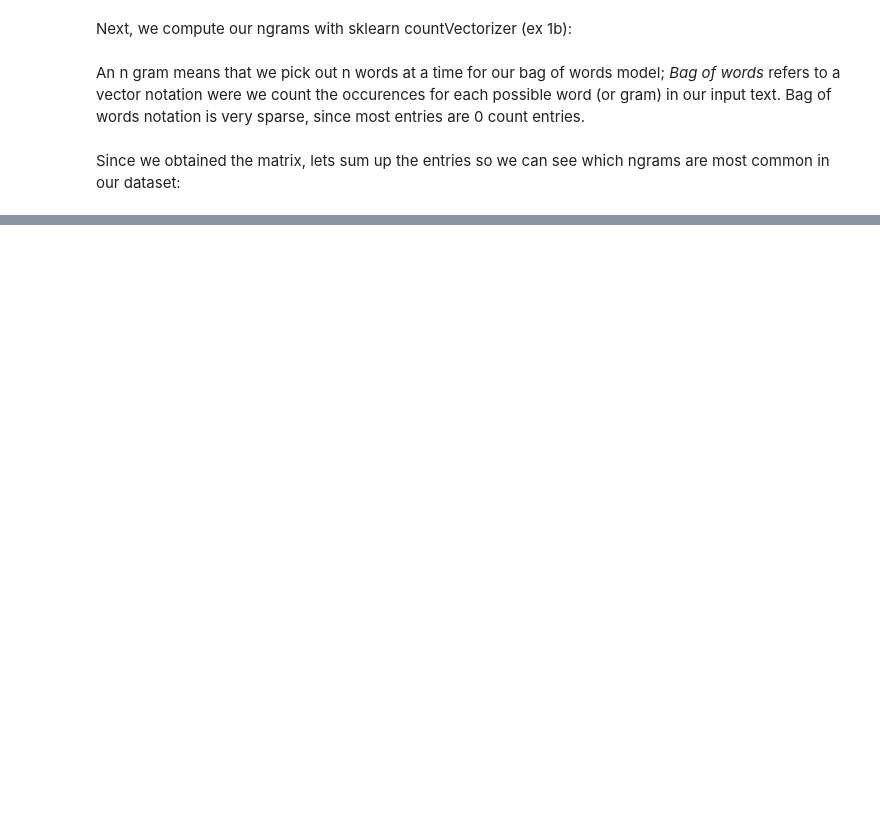
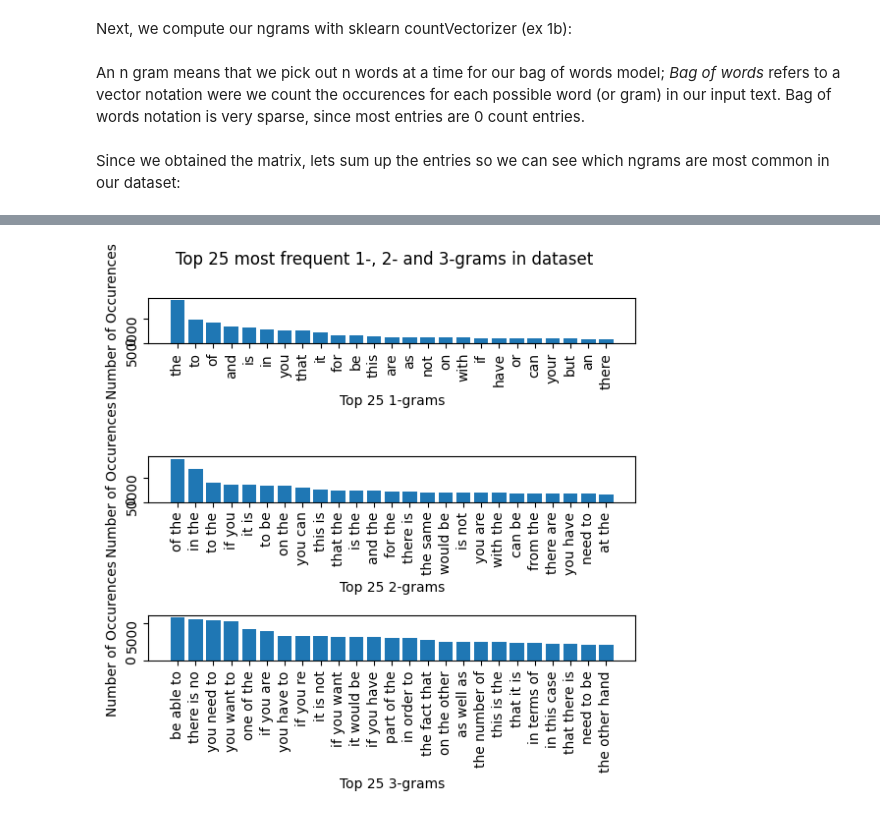
Before and after one commit to Falk358/data_science, a Jupyter notebook: sheet05/dea05_exercise1.ipynb, the cells around one changed output, grey strips where cells are left out. Drawn from its saved outputs; the diff is of its cells as text; code cells hidden in the pictures; blank space fills up the shorter version.

```diff
--- a/sheet05/dea05_exercise1.ipynb
+++ b/sheet05/dea05_exercise1.ipynb
@@ -50,9 +45,16 @@ mat = vec.fit_transform(raw_df["problem_txt"])
+# %%
+vect2 = fe.text.CountVectorizer(ngram_range=(2,2))
+mat2 = vect2.fit_transform(raw_df["problem_txt"])
+# %%
+vect3 = fe.text.CountVectorizer(ngram_range=(3,3))
+mat3 = vect3.fit_transform(raw_df["problem_txt"])
 # %% [markdown]
 An n gram means that we pick out n words at a time for our bag of words model; *Bag of words* refers to a vector notation were we count the occurences for each  possible word (or gram) in our input text. Bag of words notation is very sparse, since most entries are 0 count entries.
 # %% [markdown]
 Since we obtained the matrix, lets sum up the entries so we can see which ngrams are most common in our dataset:
 # %%
-summed_grams = mat.sum(axis=0)
-words_freq = [(word, summed_grams[0,i]) for word, i in vec.vocabulary_.items()] # get an indexed list where each ngram is key and count of that ngram is val
-words_freq = sorted(words_freq, key= lambda x: x[1], reverse=True)
-print(words_freq[:25])
+def get_ngram_freq_ranking(mat,vec,ranking=25):
+    summed_grams = mat.sum(axis=0)
+    words_freq = [(word, summed_grams[0,i]) for word, i in vec.vocabulary_.items()] # get an indexed list where each ngram is key and count of that ngram is val
+    words_freq = sorted(words_freq, key= lambda x: x[1], reverse=True)
+    return dict(words_freq[:ranking])
@@ -60,0 +63,5 @@ print(words_freq[:25])
+# %%
+ranking1 = get_ngram_freq_ranking(mat1, vect1)
+ranking2 = get_ngram_freq_ranking(mat2, vect2)
+ranking3 = get_ngram_freq_ranking(mat3, vect3)
+ranking1
@@ -60,0 +86,31 @@ print(words_freq[:25])
+# %%
+def show_1_2_3_gram_plots(ranking1,ranking2,ranking3, title = "Top 25 most frequent 1-, 2- and 3-grams in dataset"):
+    fig, axs = plt.subplots(3)
+    fig.suptitle(title)
+    fig.subplots_adjust(hspace=2.5)
+
+    axs[0].set_xlabel("Top 25 1-grams")
+    axs[0].set_ylabel("Number of Occurences")
+    axs[1].set_xlabel("Top 25 2-grams")
+    axs[1].set_ylabel("Number of Occurences")
+    axs[2].set_xlabel("Top 25 3-grams")
+    axs[2].set_ylabel("Number of Occurences")
+
+
+    axs[0].bar(x=range(len(ranking1)), height=list(ranking1.values()))
+    axs[0].set_xticks(range(len(ranking1)), list(ranking1.keys()))
+    axs[0].tick_params(labelrotation=90)
+
+    axs[1].bar(x=range(len(ranking2)), height=list(ranking2.values()))
+    axs[1].set_xticks(range(len(ranking2)), list(ranking2.keys()))
+    axs[1].tick_params(labelrotation=90)
+
+    axs[2].bar(x=range(len(ranking3)), height=list(ranking3.values()))
+    axs[2].set_xticks(range(len(ranking3)), list(ranking3.keys()))
+    axs[2].tick_params(labelrotation=90)
+
+    plt.show()
+
+show_1_2_3_gram_plots(ranking1,ranking2,ranking3)
+# %% [output]
+[figure, added]
```
Also changed, not shown: parts of 7 cells of this notebook.
